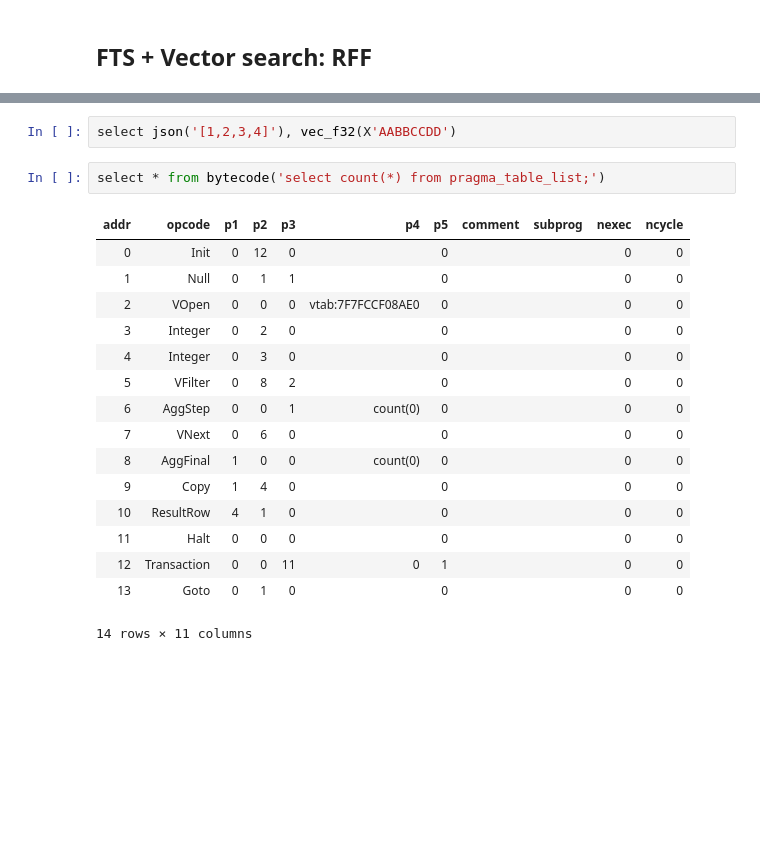
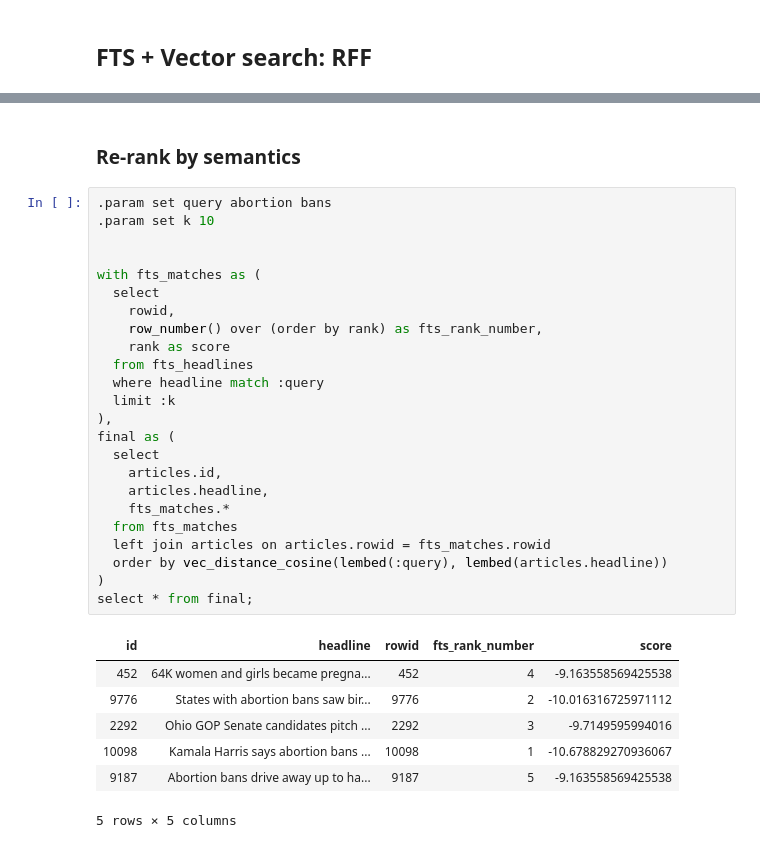
Before and after one commit to asg017/sqlite-vec, a Jupyter notebook: examples/nbc-headlines/3_search.ipynb, the cells around one changed output, grey strips where cells are left out. Saved outputs shown, nothing was run; the diff lists cells and outputs as text; blank space fills up the shorter version.

```diff
--- a/examples/nbc-headlines/3_search.ipynb
+++ b/examples/nbc-headlines/3_search.ipynb
@@ -124,21 +196,34 @@ select * from final;
-# %%
-select json('[1,2,3,4]'), vec_f32(X'AABBCCDD')
-# %%
-select * from bytecode('select count(*) from pragma_table_list;')
-# %% [output]
-| addr | opcode | p1 | p2 | p3 | p4 | p5 | comment | subprog | nexec | ncycle |
-| 0 | Init | 0 | 12 | 0 |  | 0 |  |  | 0 | 0 |
-| 1 | Null | 0 | 1 | 1 |  | 0 |  |  | 0 | 0 |
-| 2 | VOpen | 0 | 0 | 0 | vtab:7F7FCCF08AE0 | 0 |  |  | 0 | 0 |
-| 3 | Integer | 0 | 2 | 0 |  | 0 |  |  | 0 | 0 |
-| 4 | Integer | 0 | 3 | 0 |  | 0 |  |  | 0 | 0 |
-| 5 | VFilter | 0 | 8 | 2 |  | 0 |  |  | 0 | 0 |
-| 6 | AggStep | 0 | 0 | 1 | count(0) | 0 |  |  | 0 | 0 |
-| 7 | VNext | 0 | 6 | 0 |  | 0 |  |  | 0 | 0 |
-| 8 | AggFinal | 1 | 0 | 0 | count(0) | 0 |  |  | 0 | 0 |
-| 9 | Copy | 1 | 4 | 0 |  | 0 |  |  | 0 | 0 |
-| 10 | ResultRow | 4 | 1 | 0 |  | 0 |  |  | 0 | 0 |
-| 11 | Halt | 0 | 0 | 0 |  | 0 |  |  | 0 | 0 |
-| 12 | Transaction | 0 | 0 | 11 | 0 | 1 |  |  | 0 | 0 |
-| 13 | Goto | 0 | 1 | 0 |  | 0 |  |  | 0 | 0 |
-14 rows × 11 columns
+# %% [markdown]
+### Re-rank by semantics
+# %%
+.param set query abortion bans
+.param set k 10
+
+
+with fts_matches as (
+  select
+    rowid,
+    row_number() over (order by rank) as fts_rank_number,
+    rank as score
+  from fts_headlines
+  where headline match :query
+  limit :k
+),
+final as (
+  select
+    articles.id,
+    articles.headline,
+    fts_matches.*
+  from fts_matches
+  left join articles on articles.rowid = fts_matches.rowid
+  order by vec_distance_cosine(lembed(:query), lembed(articles.headline))
+)
+select * from final;
+# %% [output]
+| id | headline | rowid | fts_rank_number | score |
+| 452 | 64K women and girls became pregna... | 452 | 4 | -9.163558569425538 |
+| 9776 | States with abortion bans saw bir... | 9776 | 2 | -10.016316725971112 |
+| 2292 | Ohio GOP Senate candidates pitch ... | 2292 | 3 | -9.7149595994016 |
+| 10098 | Kamala Harris says abortion bans ... | 10098 | 1 | -10.678829270936067 |
+| 9187 | Abortion bans drive away up to ha... | 9187 | 5 | -9.163558569425538 |
+5 rows × 5 columns
```
Also changed, not shown: parts of 5 cells of this notebook, 2 other files.
